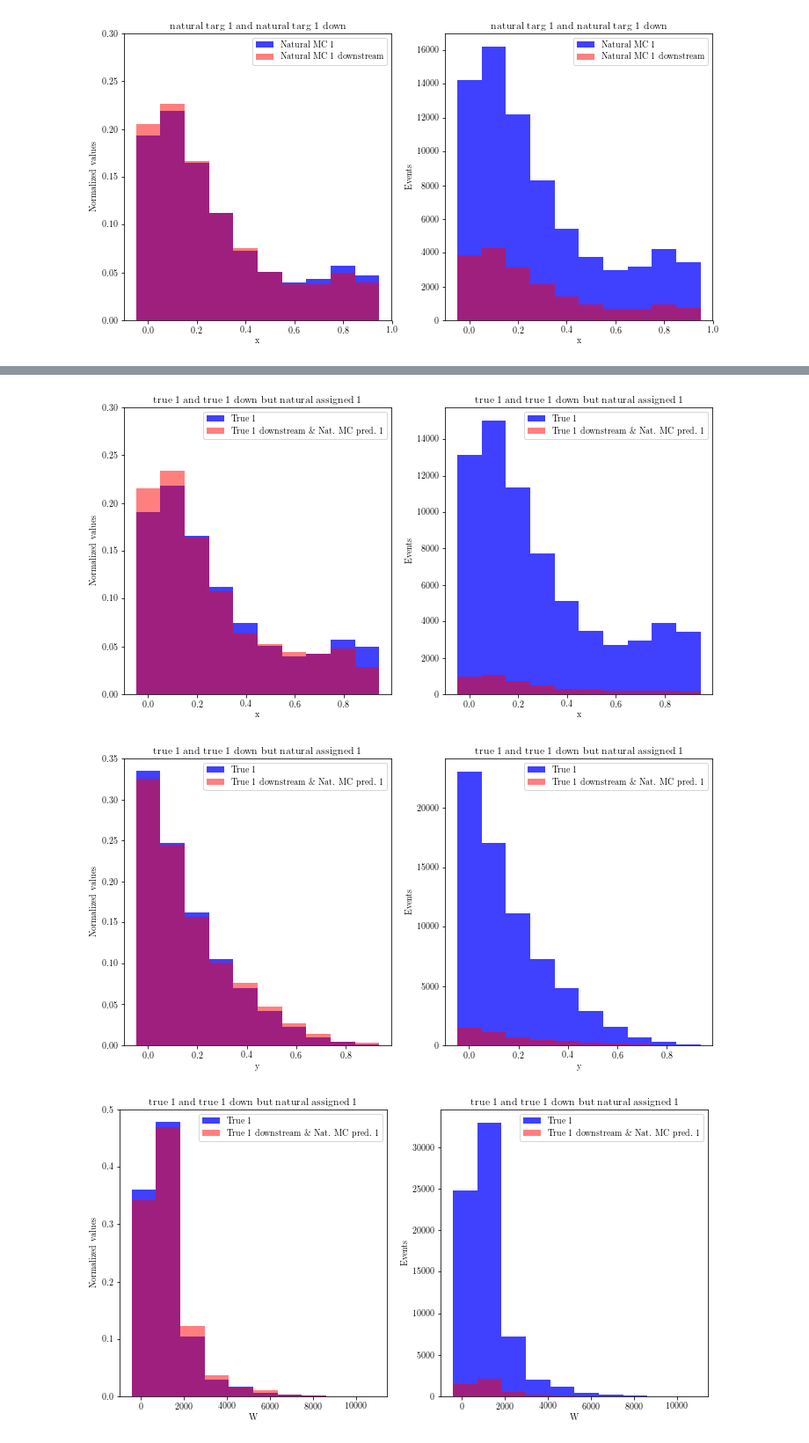
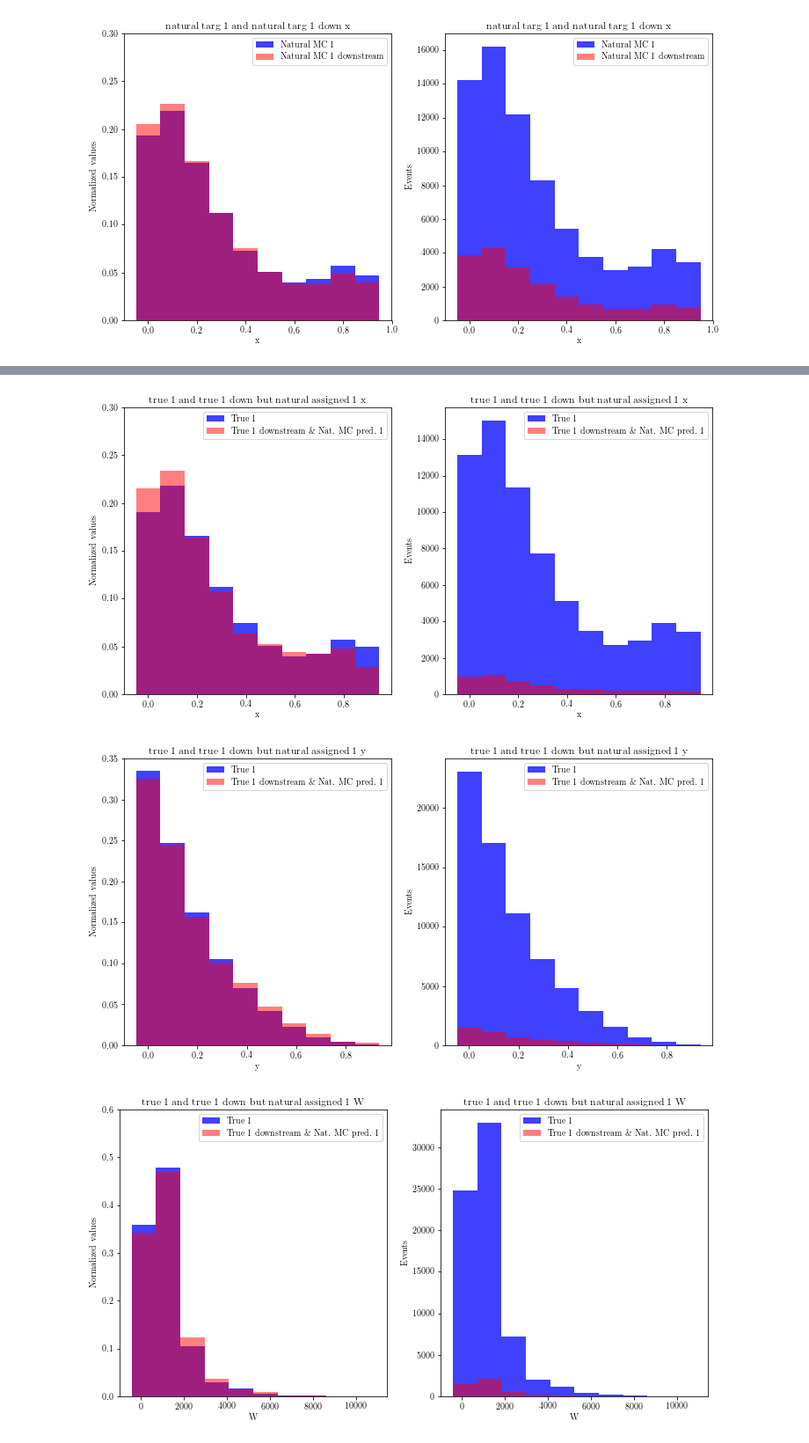
Before and after one commit to gnperdue/JupyterNotebooks, a Jupyter notebook: ANNMINERvA/natural_vs_targbal_check.ipynb, the cells around one changed output, grey strips where cells are left out. Shown at 88% size. Saved outputs shown, nothing was run; the diff lists cells and outputs as text; code cells hidden in the pictures.

```diff
--- a/ANNMINERvA/natural_vs_targbal_check.ipynb
+++ b/ANNMINERvA/natural_vs_targbal_check.ipynb
@@ -305,18 +313,18 @@ compare_kine('x', t1_tbal, t1_tbal_down, ptitle='target-balanced targ 1 and targ
 # %%
 # compare t1_true_down but also t1_natl to t1_true
 t1_true_down_and_t1_natl = t1_true_down & t1_natl
 blue = 'True 1'
 red = 'True 1 downstream \& Nat. MC pred. 1'
-compare_kine('x', t1_true, t1_true_down_and_t1_natl, ptitle='true 1 and true 1 down but natural assigned 1',
+compare_kine('x', t1_true, t1_true_down_and_t1_natl, ptitle='true 1 and true 1 down but natural assigned 1 x',
              xtitle='x', blue=blue, red=red)
-compare_kine('y', t1_true, t1_true_down_and_t1_natl, ylim=0.35, ptitle='true 1 and true 1 down but natural assigned 1',
+compare_kine('y', t1_true, t1_true_down_and_t1_natl, ylim=0.35, ptitle='true 1 and true 1 down but natural assigned 1 y',
              xtitle='y', blue=blue, red=red)
-compare_kine('W', t1_true, t1_true_down_and_t1_natl, ylim=0.5, ptitle='true 1 and true 1 down but natural assigned 1',
+compare_kine('W', t1_true, t1_true_down_and_t1_natl, ylim=0.6, ptitle='true 1 and true 1 down but natural assigned 1 W',
              xtitle='W', blue=blue, red=red)
 # %% [output]
-[figure, old version]
+[figure, new version]
 [figure]
-[figure, old version]
+[figure, new version]
 # %%
 # compare t1_true_down but also t1_tbal to t1_true
 t1_true_down_and_t1_tbal = t1_true_down & t1_tbal
```
Also changed, not shown: parts of 23 cells of this notebook.
